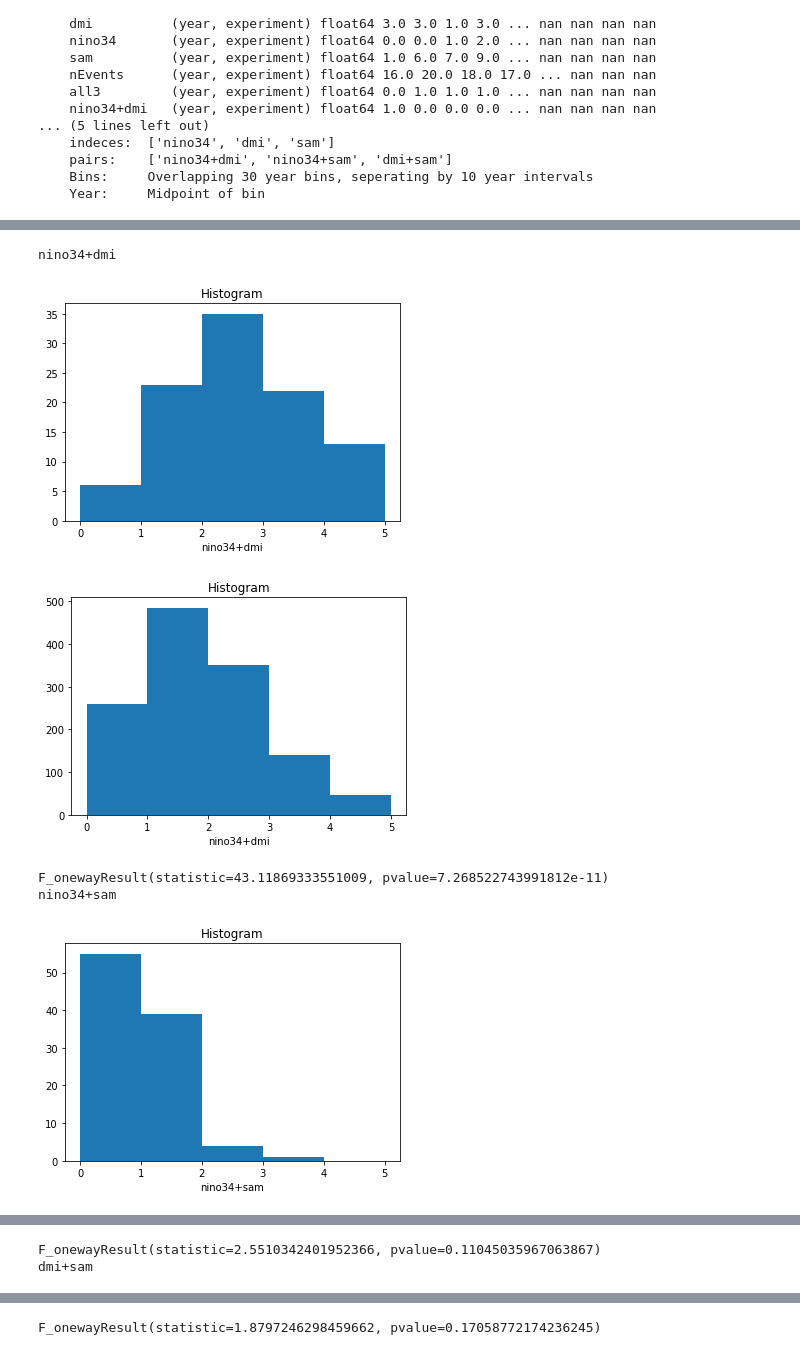
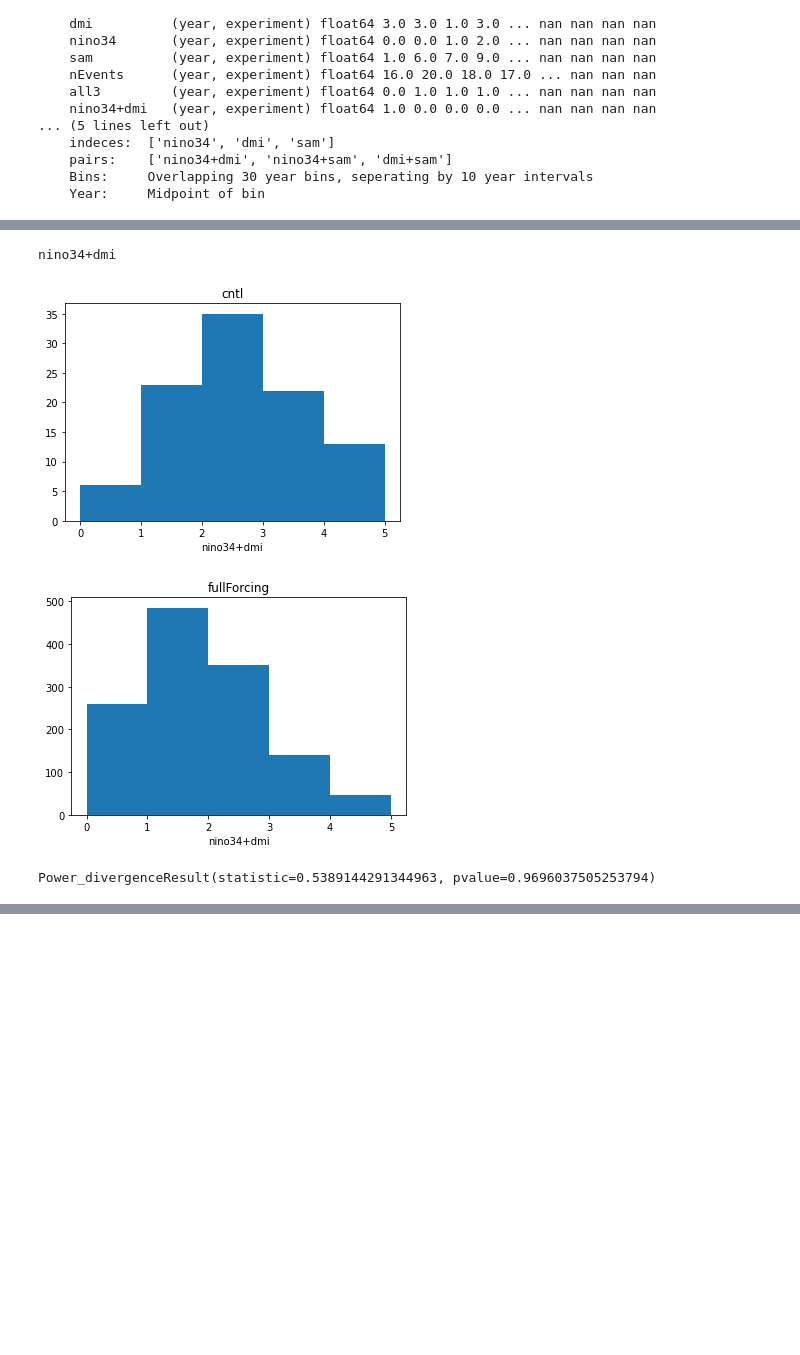
Before and after one commit to anton-seaice/compound, a Jupyter notebook: teleconnection/cesmControlvsForcings.ipynb, the cells around one changed output, grey strips where cells are left out. Drawn from its saved outputs; the diff is of its cells as text; code cells hidden in the pictures; blank space fills up the shorter version.

Commit message:
cmip5 indices and cesmControlVsForcings

```diff
--- a/teleconnection/cesmControlvsForcings.ipynb
+++ b/teleconnection/cesmControlvsForcings.ipynb
@@ -68,6 +68,7 @@ def chi2Index(indecesXr, bins):
         cntlHist = indecesXr[iIndex].sel(
             experiment=_model.cesmCntl, year=slice(850,1849)
                  ).plot.hist(bins=bins)
+        plt.title('cntl')
 
         plt.show()
 
@@ -76,21 +77,13 @@ def chi2Index(indecesXr, bins):
         meanHist = indecesXr[iIndex].sel(
             experiment=_model.cesmFullForcings, year=slice(850,1849)
                      ).plot.hist(bins=cntlHist[1])
-
+        plt.title('fullForcing')
         plt.show()
 
-        cntlHist[0]/cntlHist[0].sum()
-
-        meanHist[0]/meanHist[0].sum()
-
+        #print(cntlHist[0]/cntlHist[0].sum())
+        #print(meanHist[0]/meanHist[0].sum())
         print(
-            scipy.stats.f_oneway(indecesXr[iIndex].sel(
-                experiment=_model.cesmCntl, year=slice(850,1849)
-            ).values.flatten(),
-                                 indecesXr[iIndex].sel(
-            experiment=_model.cesmFullForcings, year=slice(850,1849)
-                                 ).values.flatten()
-                     )
+            scipy.stats.chisquare(cntlHist[0]/cntlHist[0].sum(), meanHist[0]/meanHist[0].sum() )
         )
 # %%
 chi2Index(indecesXr[['dmi', 'nino34', 'sam']], 9 )
@@ -178,9 +198,7 @@ Data variables:
 # %%
-chi2Index(overBinFirePos[overBinFirePos.pairs], numpy.arange(0,6))
+chi2Index(overBinFirePos['nino34+dmi'].to_dataset(), 5 )
 # %% [output]
 nino34+dmi
-[figure, old version]
+[figure, new version]
-[figure, old version]
+[figure, new version]
-F_onewayResult(statistic=43.11869333551009, pvalue=7.268522743991812e-11)
-nino34+sam
+Power_divergenceResult(statistic=0.5389144291344963, pvalue=0.9696037505253794)
-[figure, removed]
@@ -188,2 +204,0 @@ nino34+sam
-F_onewayResult(statistic=2.5510342401952366, pvalue=0.11045035967063867)
-dmi+sam
@@ -192 +204,0 @@ dmi+sam
-F_onewayResult(statistic=1.8797246298459662, pvalue=0.17058772174236245)
```
Also changed, not shown: parts of 9 cells of this notebook, 3 other files.
